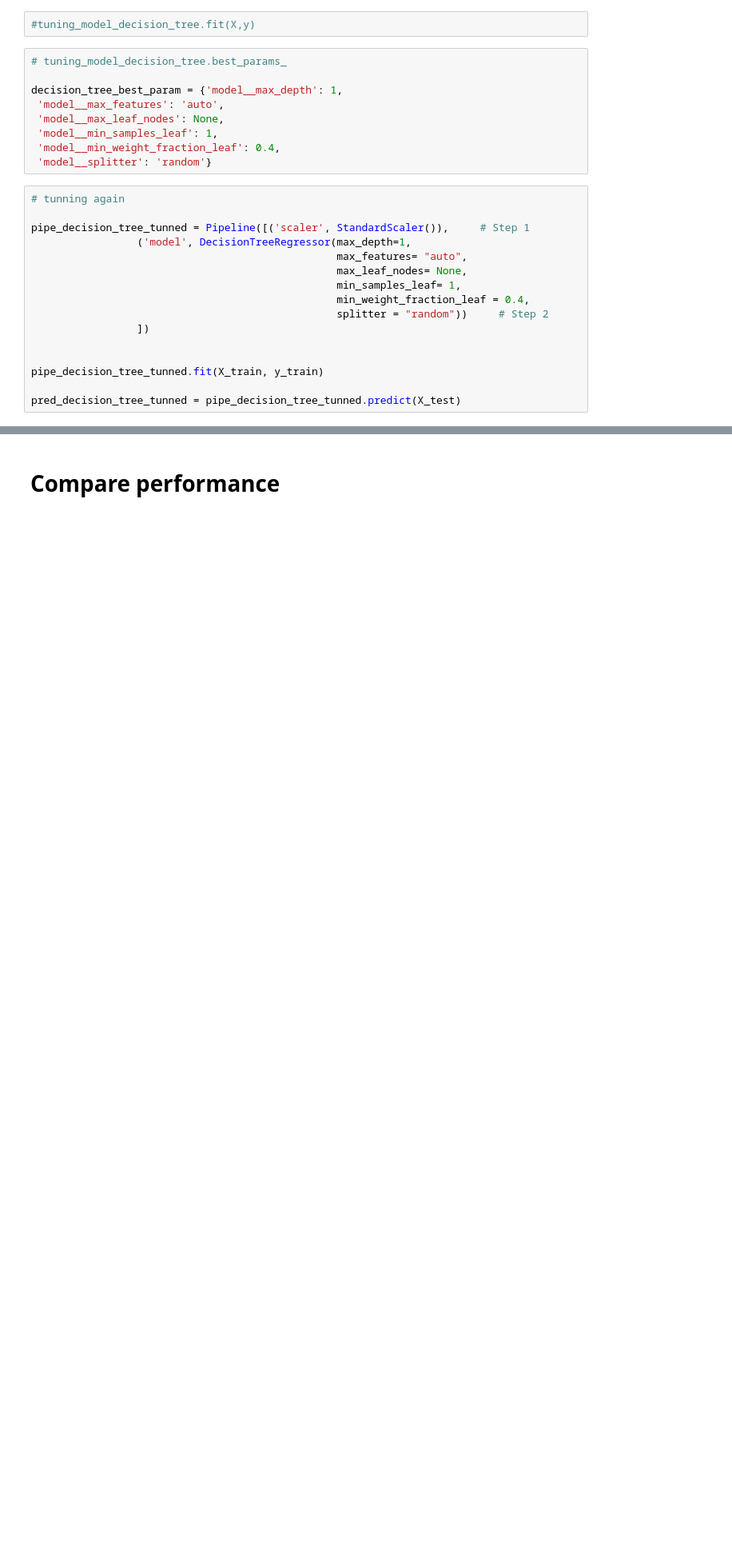
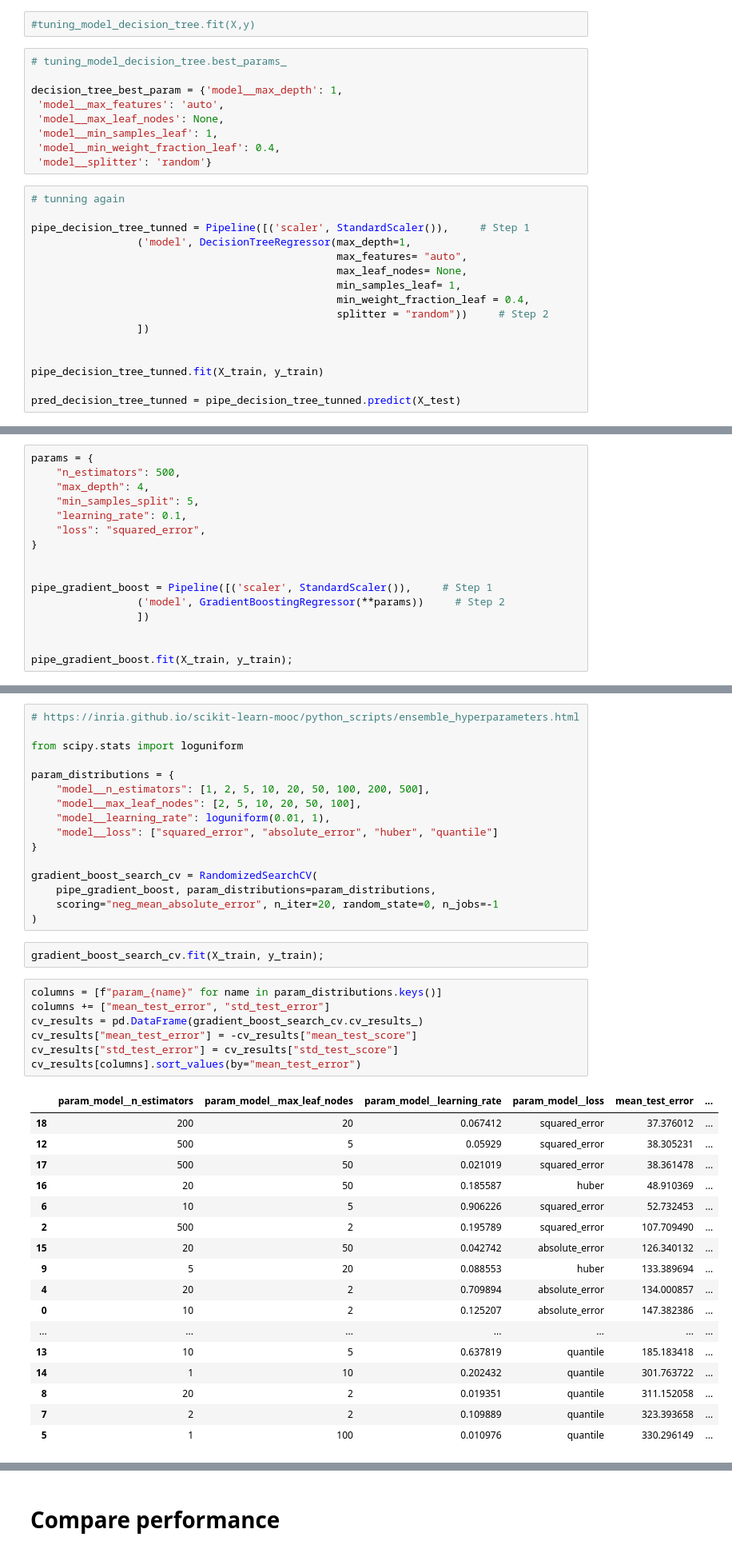
Before and after one commit to rfdornelles/mds_ML_project, a Jupyter notebook: Karon_models.ipynb, the cells around one changed output, grey strips where cells are left out. Shown at 80% size. Saved outputs shown, nothing was run; the diff lists cells and outputs as text; blank space fills up the shorter version.

Commit message:
Putting all models together

```diff
--- a/Karon_models.ipynb
+++ b/Karon_models.ipynb
@@ -149,0 +158,16 @@ pred_decision_tree_tunned = pipe_decision_tree_tunned.predict(X_test)
+# %%
+params = {
+    "n_estimators": 500,
+    "max_depth": 4,
+    "min_samples_split": 5,
+    "learning_rate": 0.1,
+    "loss": "squared_error",
+}
+
+
+pipe_gradient_boost = Pipeline([('scaler', StandardScaler()),     # Step 1
+                 ('model', GradientBoostingRegressor(**params))     # Step 2
+                 ])
+
+
+pipe_gradient_boost.fit(X_train, y_train);
@@ -149,0 +176,43 @@ pred_decision_tree_tunned = pipe_decision_tree_tunned.predict(X_test)
+# %%
+# https://inria.github.io/scikit-learn-mooc/python_scripts/ensemble_hyperparameters.html
+
+from scipy.stats import loguniform
+
+param_distributions = {
+    "model__n_estimators": [1, 2, 5, 10, 20, 50, 100, 200, 500],
+    "model__max_leaf_nodes": [2, 5, 10, 20, 50, 100],
+    "model__learning_rate": loguniform(0.01, 1),
+    "model__loss": ["squared_error", "absolute_error", "huber", "quantile"]
+}
+
+gradient_boost_search_cv = RandomizedSearchCV(
+    pipe_gradient_boost, param_distributions=param_distributions,
+    scoring="neg_mean_absolute_error", n_iter=20, random_state=0, n_jobs=-1
+)
+# %%
+gradient_boost_search_cv.fit(X_train, y_train);
+# %%
+columns = [f"param_{name}" for name in param_distributions.keys()]
+columns += ["mean_test_error", "std_test_error"]
+cv_results = pd.DataFrame(gradient_boost_search_cv.cv_results_)
+cv_results["mean_test_error"] = -cv_results["mean_test_score"]
+cv_results["std_test_error"] = cv_results["std_test_score"]
+cv_results[columns].sort_values(by="mean_test_error")
+# %% [output]
+|  | param_model__n_estimators | param_model__max_leaf_nodes | param_model__learning_rate | param_model__loss | mean_test_error | ... |
+| 18 | 200 | 20 | 0.067412 | squared_error | 37.376012 | ... |
+| 12 | 500 | 5 | 0.05929 | squared_error | 38.305231 | ... |
+| 17 | 500 | 50 | 0.021019 | squared_error | 38.361478 | ... |
+| 16 | 20 | 50 | 0.185587 | huber | 48.910369 | ... |
+| 6 | 10 | 5 | 0.906226 | squared_error | 52.732453 | ... |
+| 2 | 500 | 2 | 0.195789 | squared_error | 107.709490 | ... |
+| 15 | 20 | 50 | 0.042742 | absolute_error | 126.340132 | ... |
+| 9 | 5 | 20 | 0.088553 | huber | 133.389694 | ... |
+| 4 | 20 | 2 | 0.709894 | absolute_error | 134.000857 | ... |
+| 0 | 10 | 2 | 0.125207 | absolute_error | 147.382386 | ... |
+| ... | ... | ... | ... | ... | ... | ... |
+| 13 | 10 | 5 | 0.637819 | quantile | 185.183418 | ... |
+| 14 | 1 | 10 | 0.202432 | quantile | 301.763722 | ... |
+| 8 | 20 | 2 | 0.019351 | quantile | 311.152058 | ... |
+| 7 | 2 | 2 | 0.109889 | quantile | 323.393658 | ... |
+| 5 | 1 | 100 | 0.010976 | quantile | 330.296149 | ... |
```
Also changed, not shown: parts of 8 cells of this notebook.
